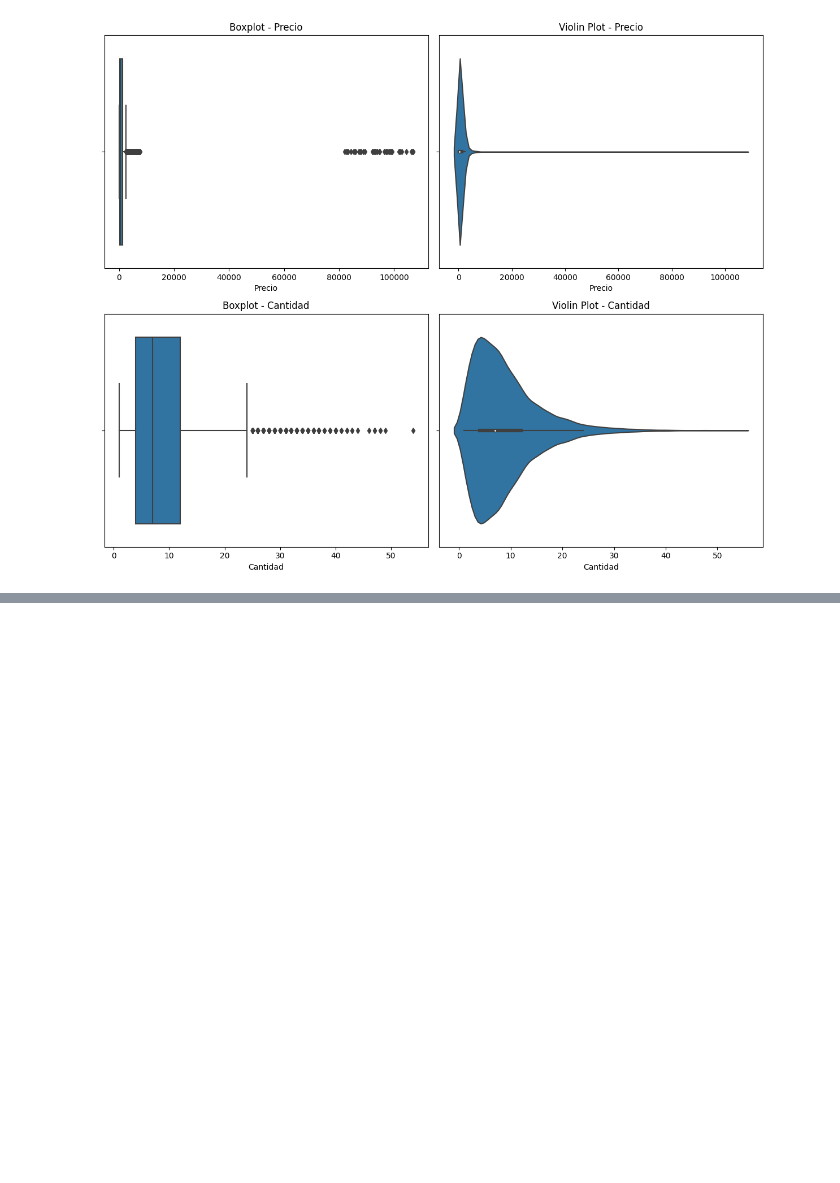
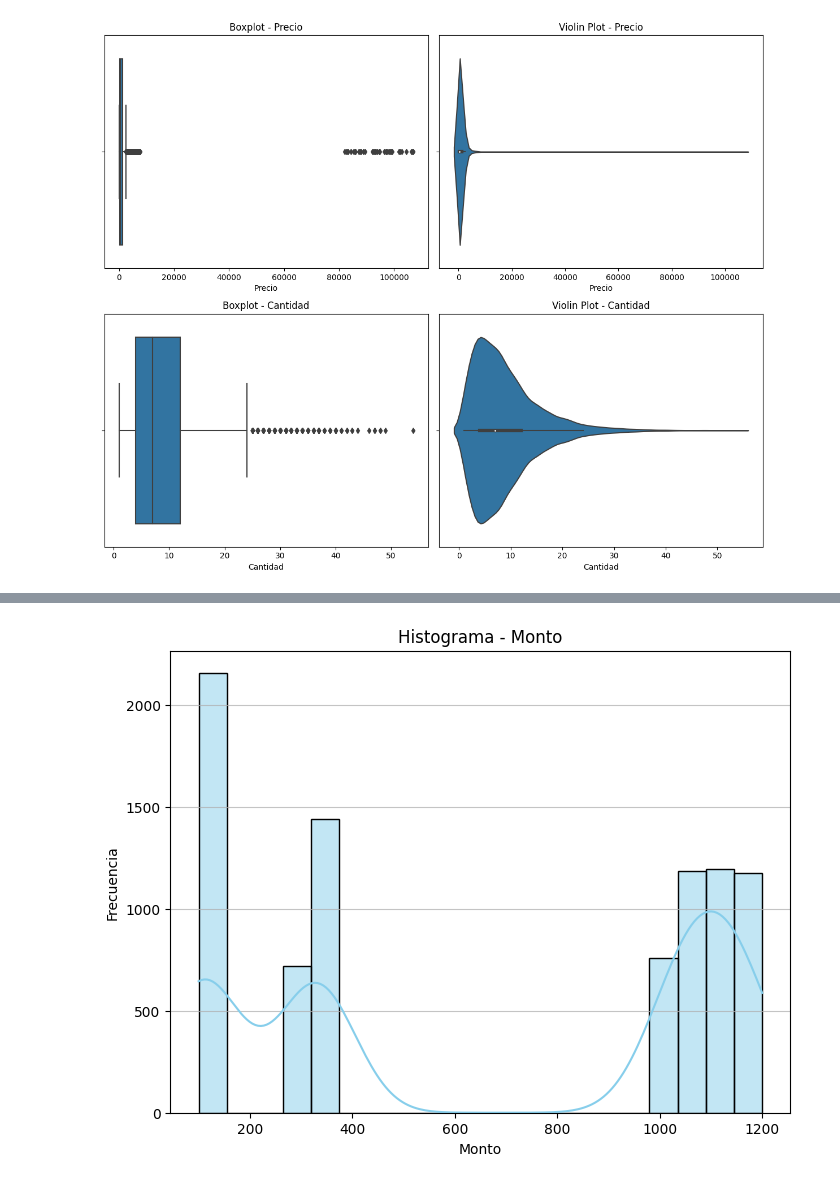
Before and after one commit to diegomaneyro/Dashboards, a Jupyter notebook: scripts/eda.ipynb, the cells around one changed output, grey strips where cells are left out. Saved outputs shown, nothing was run; the diff lists cells and outputs as text; code cells hidden in the pictures; blank space fills up the shorter version.

```diff
--- a/scripts/eda.ipynb
+++ b/scripts/eda.ipynb
@@ -189,0 +318,14 @@ plt.show()
+# %%
+import matplotlib.pyplot as plt
+import seaborn as sns
+
+# Crear un histograma para 'Monto'
+plt.figure(figsize=(8, 6))
+sns.histplot(gasto['Monto'], bins=20, color='skyblue', kde=True)
+plt.title('Histograma - Monto')
+plt.xlabel('Monto')
+plt.ylabel('Frecuencia')
+plt.grid(axis='y', alpha=0.75)
+plt.show()
+# %% [output]
+[figure, added]
```
Also changed, not shown: parts of 12 cells of this notebook.
